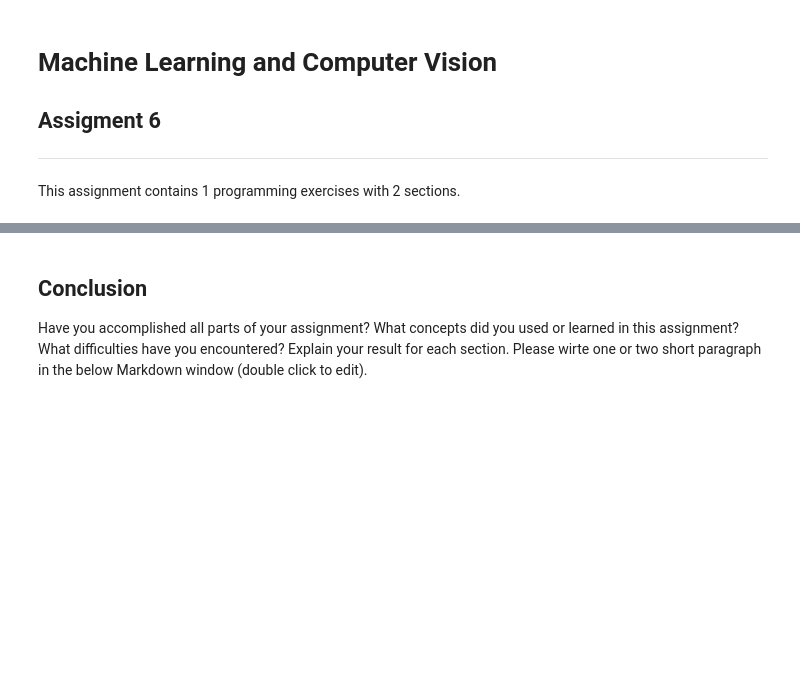
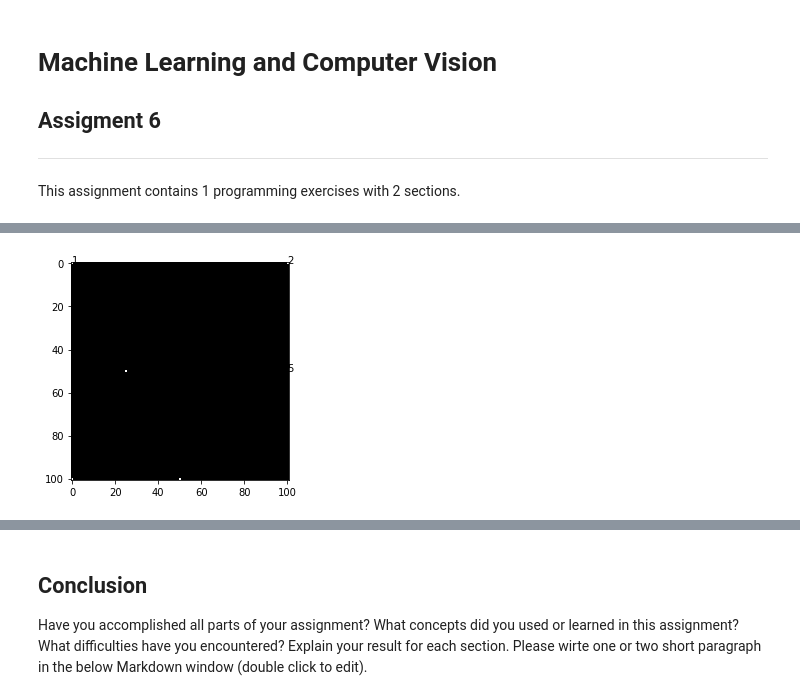
Before and after one commit to wxharry/Computer-vision, a Jupyter notebook: Semantic Segmentation with application in Computer Vision (Xiaohan)/assignment6/assignment6.ipynb, the cells around one changed output, grey strips where cells are left out. Drawn from its saved outputs; the diff is of its cells as text; code cells hidden in the pictures; blank space fills up the shorter version.

Commit message:
update plot detected lines

```diff
--- a/Semantic Segmentation with application in Computer Vision (Xiaohan)/assignment6/assignment6.ipynb
+++ b/Semantic Segmentation with application in Computer Vision (Xiaohan)/assignment6/assignment6.ipynb
@@ -113,0 +44,97 @@ plt.show()
+# %%
+import matplotlib.pyplot as plt
+import numpy as np
+
+#Hough Transform Function
+
+def Hough_transform(img):
+    H, W = img.shape
+    rho = np.int(np.sqrt(H*H + W*W))
+    theta = 90
+    hough = np.zeros((rho*2,theta*2))
+    thetas=np.deg2rad(np.arange(-90,90))
+    rhos = np.linspace(-rho, rho, int(2*rho))
+    idx_x, idx_y = np.where(img == 1)
+    for x, y in zip(idx_x, idx_y):
+        for i, t in enumerate(thetas):
+            r = y * np.cos(t) + x * np.sin(t)
+            hough[int(r), i] += 1
+#     hough[:rho, :], hough[rho:, :] = hough[rho:, :], hough[:rho, :]
+    ht=np.zeros(hough.shape)
+    ht[:rho, :] = hough[rho:, :]
+    ht[rho:, :] = hough[:rho, :]
+#     print(rhos, thetas)
+    return (ht, rhos, thetas)
+
+
+def plot_detected_line(img, hough, rhos, thetas, threshold):
+    idx_r, idx_t = np.where(hough >= threshold)
+    print(idx_r, idx_t)
+    H, W = img.shape
+#     lines = np.zeros((H, W))
+    xout = []
+    yout = []
+    rho = np.int(np.sqrt(H*H + W*W))
+    for r, t in zip(idx_r, idx_t):
+#         print('r =',r, 't =',t)
+        r = rhos[r]
+        t = thetas[t]
+#         print('r =',r, 't =',t)
+        if np.tan(t) == 0:
+            plt.scatter([r]*H, [range(W)], color='g')
+        else :
+            k = -1/np.tan(t)
+            b = r/np.sin(t)
+            print('k =',k, 'b =',b)
+            plt.scatter( [range(H)], [int(k*x+b) for x in range(H)], color='g')
+            yout.append([int(k*x+b) for x in range(H)])
+            xout.append([range(H)])
+#             print('k =',k, 'b =',b)
+#             for x in range(H):
+#                 y = k*x+b
+#                 if y < W:
+#                     lines[int(y), x] = 1
+    return xout, yout
+
+
+# create your 11x11 test image
+
+# original image
+# im = np.zeros((11, 11))
+im = np.zeros((101, 101))
+H ,W = im.shape
+# loList = [(0,0), (H-1, 0),((H-1)//2, (W-1)//2),(0, W-1),(H-1, W-1)]
+loList = [(0,0), (H-1, 0),((H-1)//2, (W-1)//4),(0, W-1),(H-1, (W-1)//2)]
+
+
+k=1
+for i in loList:
+    im[i[0], i[1]] = 1
+    plt.text(i[0], i[1], k)
+    k+=1
+# hough transform plot
+hough, rhos, thetas = Hough_transform(im)
+# print(rhos, thetas)
+# with edge detection
+# xout, yout = plot_detected_line(im, hough, rhos, thetas, 2)
+# print(xout, yout)
+# imAddLine = im + line
+# imAddLine[np.where(imAddLine > 0)] = 1
+
+#Sample call and plot
+plt.imshow(im, cmap='gray')
+fig = plt.figure(dpi=90, figsize=(10, 5))
+# plt.xticks([])
+# plt.yticks([])
+plt.imshow(hough, cmap='gray', aspect=0.5)
+plt.colorbar()
+
+plt.figure()
+# plt.imshow(imAddLine, cmap='gray')
+# plt.imshow(line, cmap='gray')
+# for i in range(len(yout)):
+#     plt.scatter(xout[i], yout[i], color='g')
+plot_detected_line(im, hough, rhos, thetas, 3)
+plt.imshow(im, cmap='gray')
+plt.show()
+# %% [output]
@@ -113,0 +143 @@ plt.show()
+[figure, added]
```
Also changed, not shown: parts of 3 cells of this notebook.
